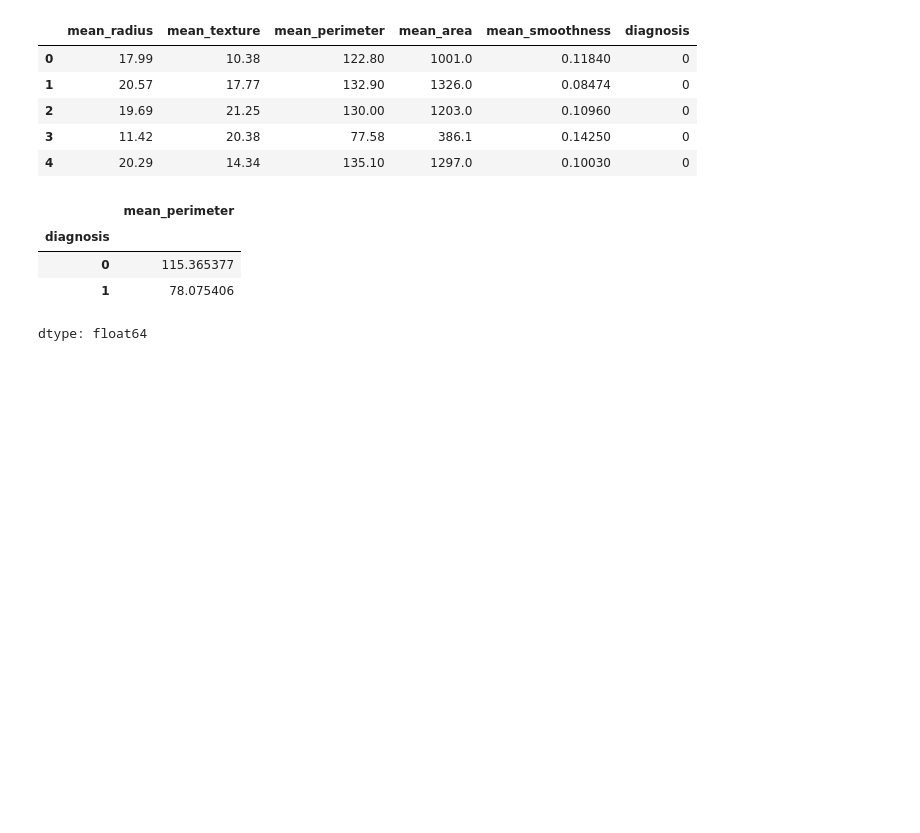
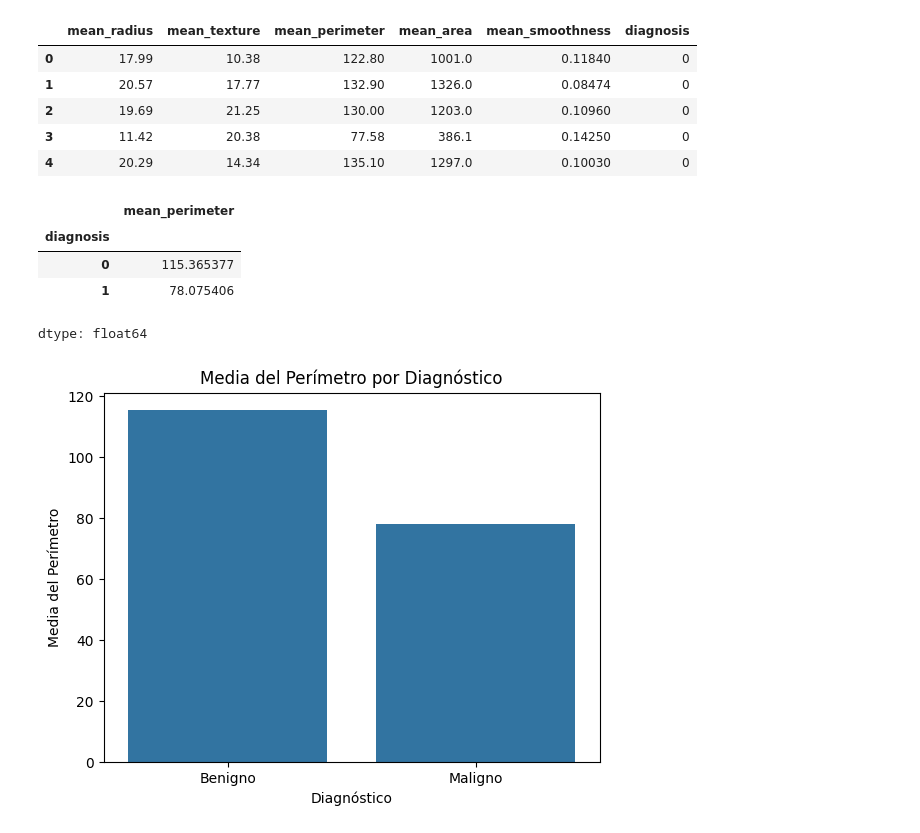
Before and after one commit to JoacoCavarzan/Data-viz-Seaborn, a Jupyter notebook: Gráficos_Seaborn.ipynb, the cells around one changed output. Cells and saved outputs as stored; diff of their text form; code cells hidden in the pictures; blank space fills up the shorter version.

Commit message:
Creando grafico de barra

```diff
--- a/Gráficos_Seaborn.ipynb
+++ b/Gráficos_Seaborn.ipynb
@@ -94,3 +94,17 @@ grouped_data
 | 0 | 115.365377 |
 | 1 | 78.075406 |
 dtype: float64
+# %%
+# prompt: grafico de barra con seaborn "Media del Perimetro por Diagnóstico"
+
+# Crear el gráfico de barras
+sns.barplot(x=grouped_data.index, y=grouped_data.values)
+plt.title('Media del Perímetro por Diagnóstico')
+plt.xlabel('Diagnóstico')
+plt.ylabel('Media del Perímetro')
+custom_labels = ['Benigno', 'Maligno']
+plt.xticks(ticks=[0, 1], labels=custom_labels)
+
+plt.show()
+# %% [output]
+[figure, added]
```
Also changed, not shown: parts of 1 cell of this notebook.
